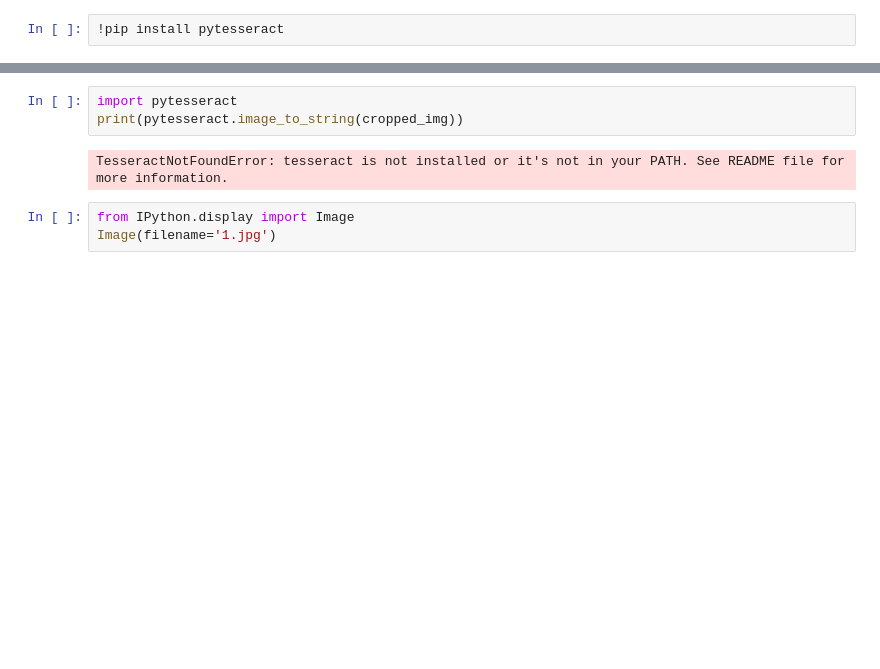
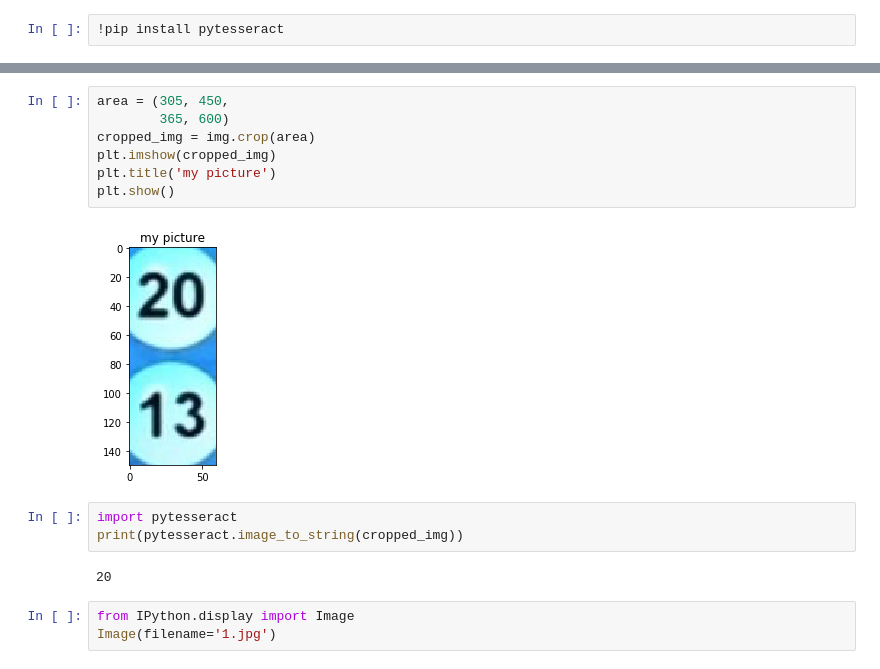
Before and after one commit to Hung-Jia-Jun/RecognizeBingoNumberFromTV, a Jupyter notebook: Untitled.ipynb, the cells around one changed output, grey strips where cells are left out. Saved outputs shown, nothing was run; the diff lists cells and outputs as text; blank space fills up the shorter version.

Commit message:
crop image position

```diff
--- a/Untitled.ipynb
+++ b/Untitled.ipynb
@@ -17,8 +48,17 @@ plt.show()
+# %%
+area = (305, 450,
+        365, 600)
+cropped_img = img.crop(area)
+plt.imshow(cropped_img)
+plt.title('my picture')
+plt.show()
+# %% [output]
+[figure, added]
 # %%
 import pytesseract
 print(pytesseract.image_to_string(cropped_img))
 # %% [output]
-TesseractNotFoundError: tesseract is not installed or it's not in your PATH. See README file for more information.
+20
 # %%
 from IPython.display import Image
 Image(filename='1.jpg')
```
Also changed, not shown: parts of 2 cells of this notebook.
